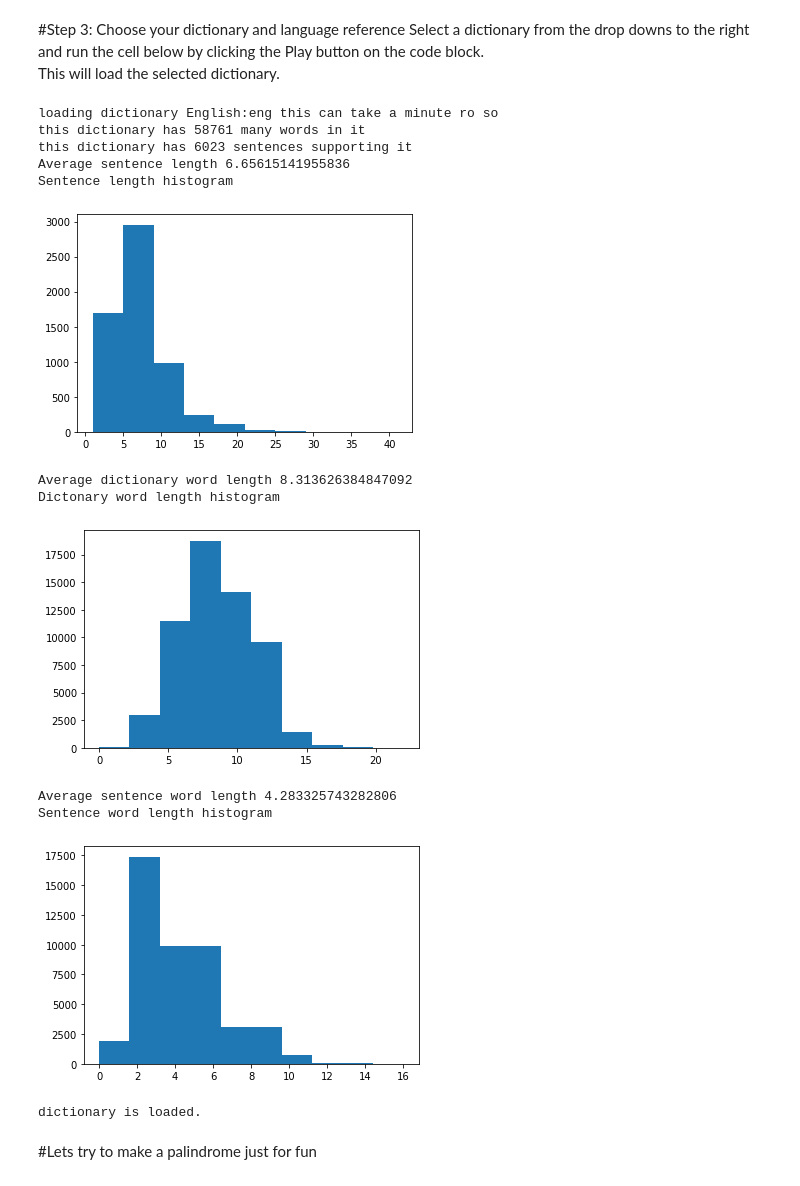
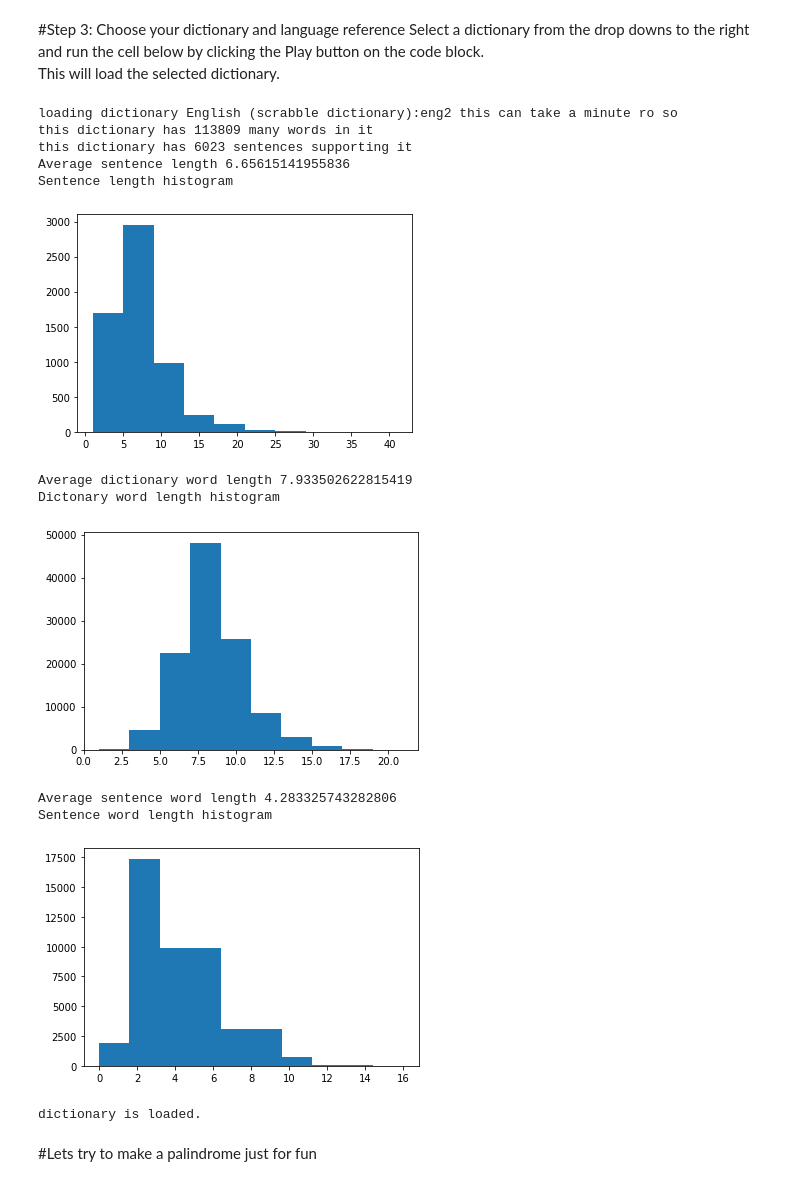
Before and after one commit to DrorNeumeier/MyPalindromeMaker, a Jupyter notebook: Drors_Palindromes_Maker.ipynb, the cells around one changed output. Saved outputs shown, nothing was run; the diff lists cells and outputs as text; code cells hidden in the pictures.

```diff
--- a/Drors_Palindromes_Maker.ipynb
+++ b/Drors_Palindromes_Maker.ipynb
@@ -254,6 +246,8 @@ def getLanguageStats(words, sentences, printDebug=False):
 
   dictionaryWordLengthCounts = {}
   for letterCount in dictionaryWordLengths:
+    if letterCount <= 0:
+      continue
     if letterCount not in dictionaryWordLengthCounts.keys():
       dictionaryWordLengthCounts[letterCount] = 0
 
@@ -276,6 +270,8 @@ def getLanguageStats(words, sentences, printDebug=False):
 
   sentenceWordLengthCounts = {}
   for letterCount in sentencesWordLengths:
+    if letterCount <= 0:
+      continue
     if letterCount not in sentenceWordLengthCounts.keys():
       sentenceWordLengthCounts[letterCount] = 0
 
@@ -310,6 +306,12 @@ def makeGibberish(N, words, sentences):
   #first lets get some stats on the language
 
   sentenceLenghtsCounts, dictionaryWordLengthCounts, sentenceWordLengthCounts = getLanguageStats(words, sentences)
+
+  #just in case there is some crazy words in sentences with crazy lengths that are not in the dictionary
+  badWordLengths = [l for l in sentenceWordLengthCounts.keys() if l not in wordsByLength.keys()]
+  for badWordLength in badWordLengths:
+    del sentenceWordLengthCounts[badWordLength]
+  #print("badWordLengths", badWordLengths)
 
   retSentenceLengths = random.choices(list(sentenceLenghtsCounts.keys()), weights=list(sentenceLenghtsCounts.values()), k=N)
 
@@ -385,34 +387,34 @@ This will load the selected dictionary.
 # %%
 import matplotlib.pyplot as plt
 
-dictionaryName = 'English:eng' #@param ["English:eng", "King James:kjv", "Sci Fi:sci", "Shakespeare:sks"]
+dictionaryName = 'English (scrabble dictionary):eng2' #@param ["English (short dictionary):eng", "English (scrabble dictionary):eng2", "King James:kjv", "Sci Fi:sci", "Shakespeare:sks", "Wikipedia:wiki", "Jewish Bible:jps"]
 dictionaryPrefix = dictionaryName.split(":")[1]
 
 print("loading dictionary", dictionaryName, "this can take a minute ro so")
 
 words, backwardWords = loadWords("MyPalindromeMaker/dictionaries/%s_words.txt" % dictionaryPrefix)
 
 sentences = loadSentences("MyPalindromeMaker/dictionaries/%s_sentences.txt" % dictionaryPrefix)
 
 print("this dictionary has", len(words), "many words in it")
 print("this dictionary has", len(sentences), "sentences supporting it")
 
 sentenceLenghtsCounts, dictionaryWordLengthCounts, sentenceWordLengthCounts = getLanguageStats(words, sentences, printDebug=True)
 
 forwardDictionary=makeDictionary(words, "")
 backwardDictionary=makeDictionary(backwardWords, "")
 
 print("dictionary is loaded.")
 # %% [output]
-loading dictionary English:eng this can take a minute ro so
-this dictionary has 58761 many words in it
+loading dictionary English (scrabble dictionary):eng2 this can take a minute ro so
+this dictionary has 113809 many words in it
 this dictionary has 6023 sentences supporting it
 Average sentence length 6.65615141955836
 Sentence length histogram
 [figure]
-Average dictionary word length 8.313626384847092
+Average dictionary word length 7.933502622815419
 Dictonary word length histogram
-[figure, old version]
+[figure, new version]
 Average sentence word length 4.283325743282806
 Sentence word length histogram
 [figure]
```
Also changed, not shown: parts of 5 cells of this notebook.
